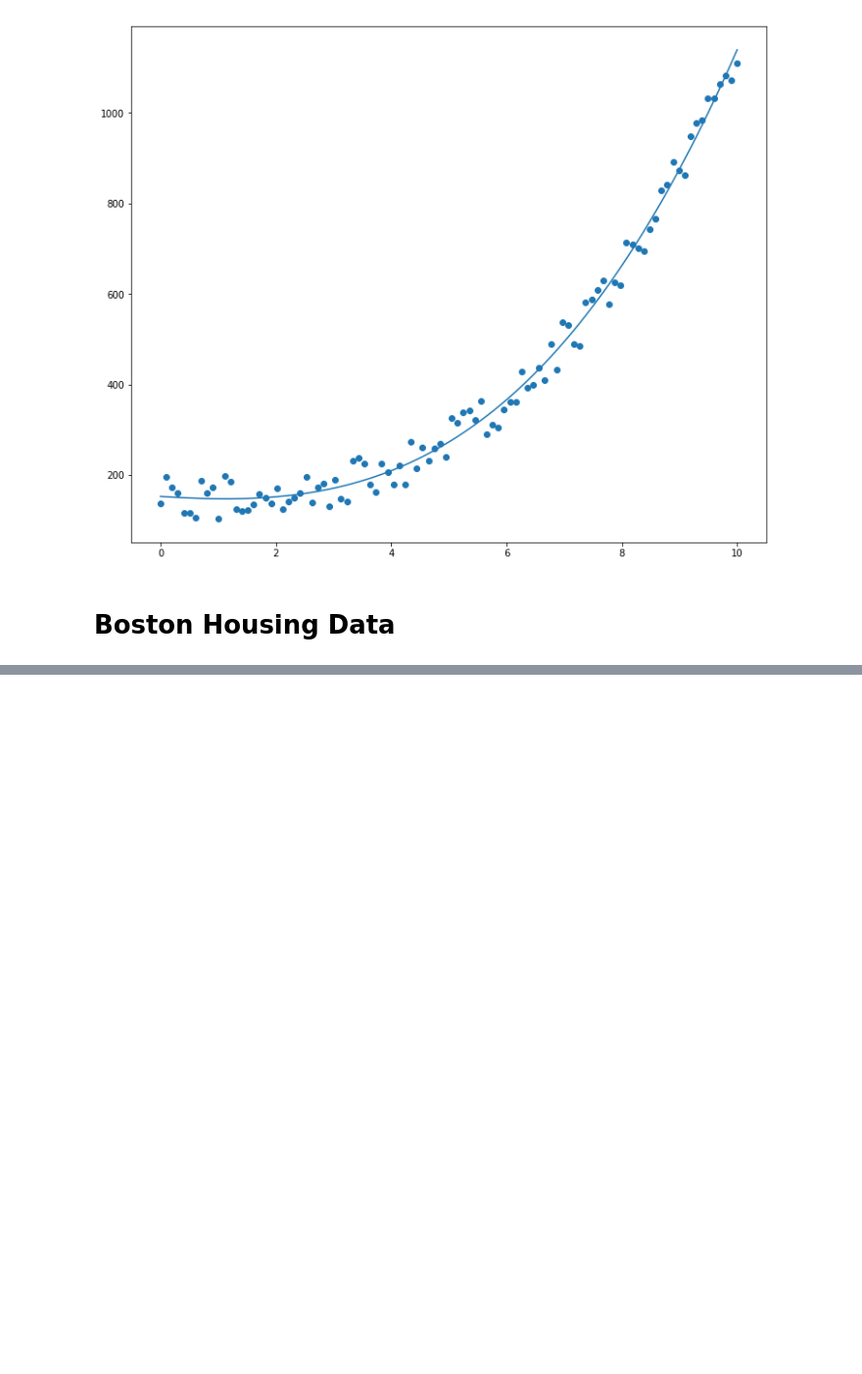
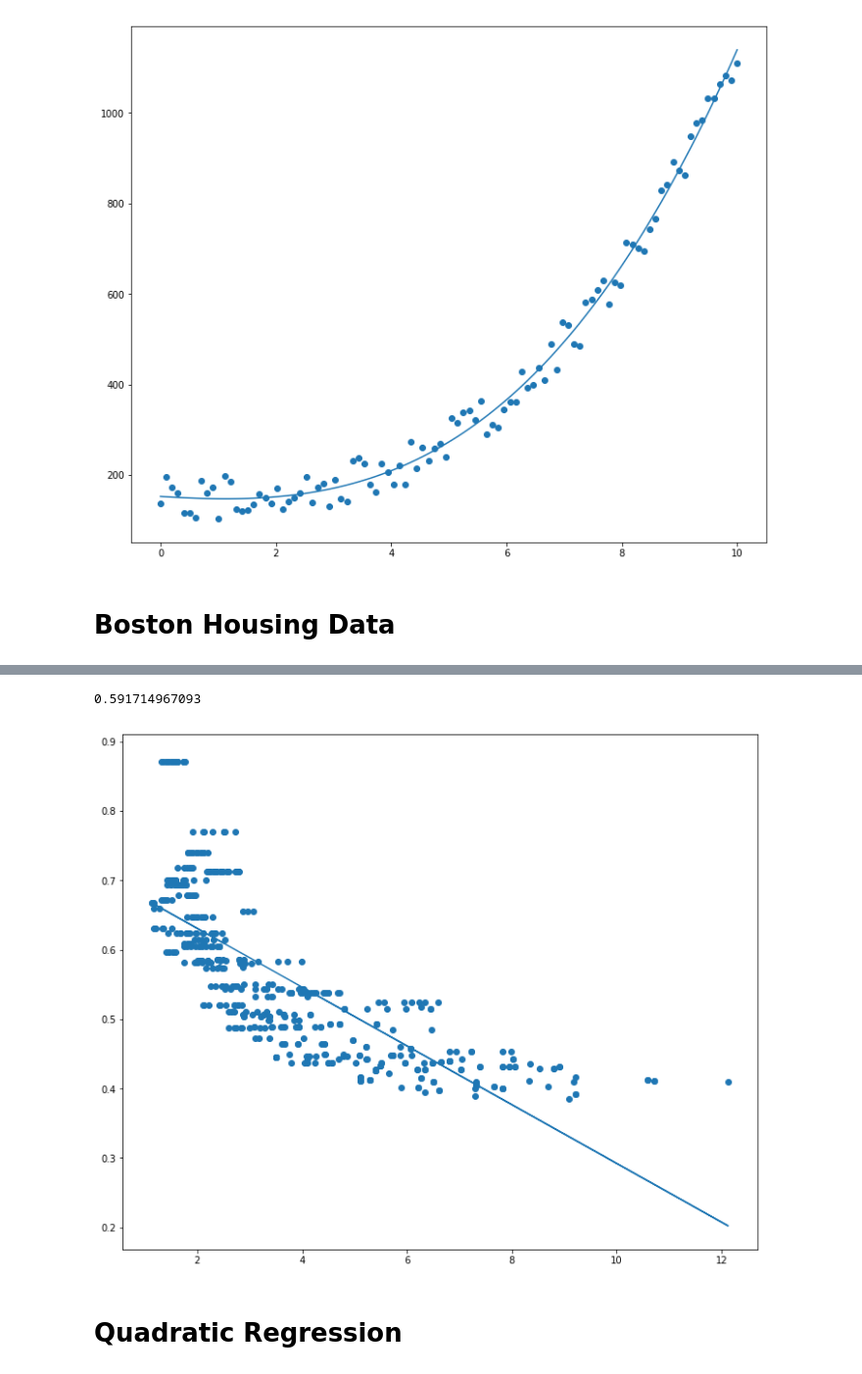
Before and after one commit to jatinj615/Boston_houseprice_prediction, a Jupyter notebook: Polynomial Regression.ipynb, the cells around one changed output, grey strips where cells are left out. Shown at 98% size. Saved outputs shown, nothing was run; the diff lists cells and outputs as text; code cells hidden in the pictures; blank space fills up the shorter version.

```diff
--- a/Polynomial Regression.ipynb
+++ b/Polynomial Regression.ipynb
@@ -61,0 +94,15 @@ plt.show()
+# %%
+lr_boston = LinearRegression()
+lr_boston.fit(X_boston.reshape(-1,1), y_boston)
+model_pred = lr_boston.predict(X_boston.reshape(-1,1))
+# %%
+plt.figure(figsize=(12, 10))
+plt.scatter(X_boston, y_boston)
+plt.plot(X_boston, model_pred)
+print(r2_score(y_boston, model_pred))
+plt.show()
+# %% [output]
+0.591714967093
+[figure, added]
+# %% [markdown]
+# Quadratic Regression
```
Also changed, not shown: parts of 10 cells of this notebook.
